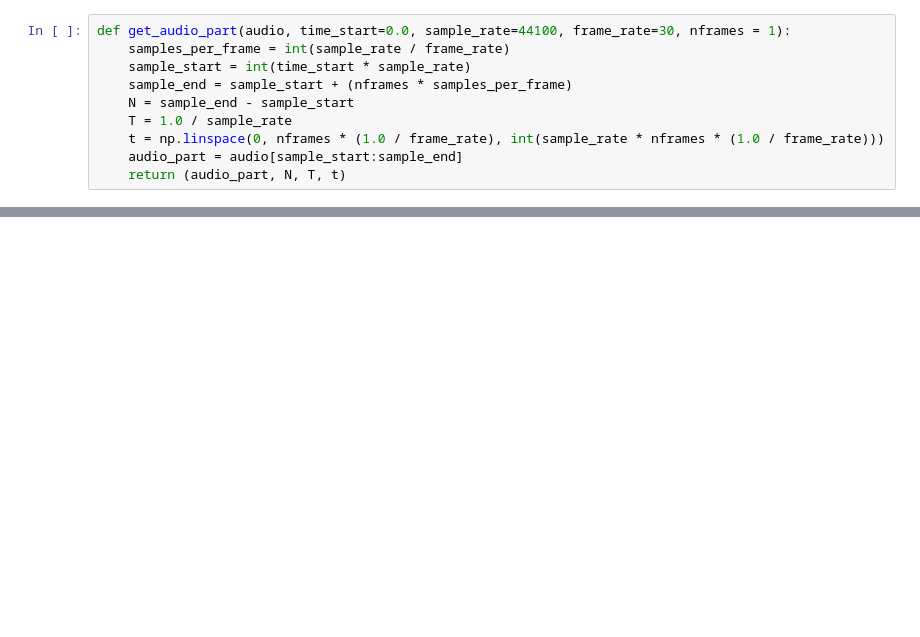
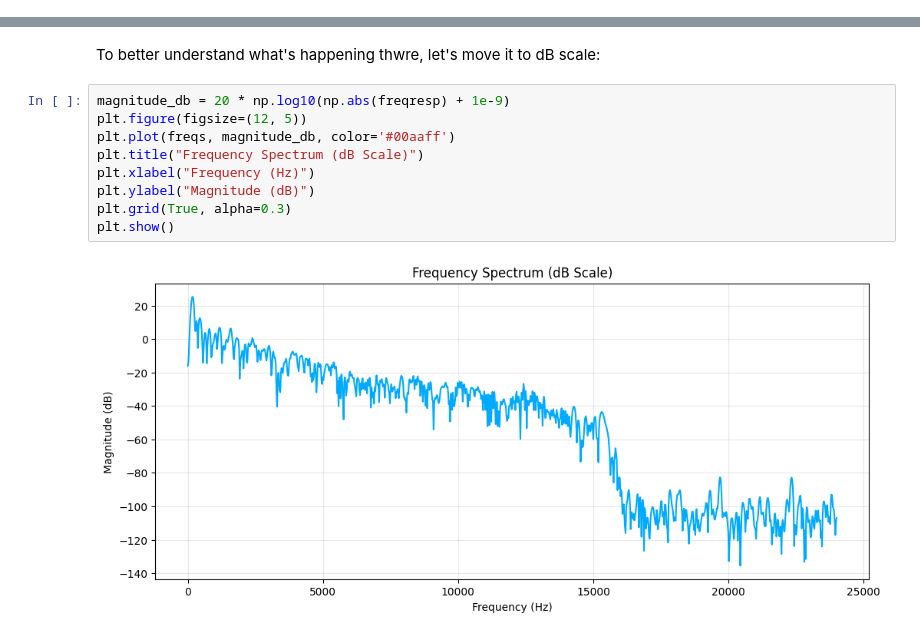
Before and after one commit to utak3r/PyShaderPlayground, a Jupyter notebook: experiments/sound_analysis.ipynb, the cells around one changed output, grey strips where cells are left out. Drawn from its saved outputs; the diff is of its cells as text; blank space fills up the shorter version.

```diff
--- a/experiments/sound_analysis.ipynb
+++ b/experiments/sound_analysis.ipynb
@@ -53,10 +0,0 @@ multi_sine_4freqs = y
-# %%
-def get_audio_part(audio, time_start=0.0, sample_rate=44100, frame_rate=30, nframes = 1):
-    samples_per_frame = int(sample_rate / frame_rate)
-    sample_start = int(time_start * sample_rate)
-    sample_end = sample_start + (nframes * samples_per_frame)
-    N = sample_end - sample_start
-    T = 1.0 / sample_rate
-    t = np.linspace(0, nframes * (1.0 / frame_rate), int(sample_rate * nframes * (1.0 / frame_rate)))
-    audio_part = audio[sample_start:sample_end]
-    return (audio_part, N, T, t)
@@ -116,0 +46,13 @@ The second row of a texture is a sound wave.
+# %% [markdown]
+To better understand what's happening thwre, let's move it to dB scale:
+# %%
+magnitude_db = 20 * np.log10(np.abs(freqresp) + 1e-9)
+plt.figure(figsize=(12, 5))
+plt.plot(freqs, magnitude_db, color='#00aaff')
+plt.title("Frequency Spectrum (dB Scale)")
+plt.xlabel("Frequency (Hz)")
+plt.ylabel("Magnitude (dB)")
+plt.grid(True, alpha=0.3)
+plt.show()
+# %% [output]
+[figure, added]
```
Also changed, not shown: parts of 29 cells of this notebook, 5 other files.
